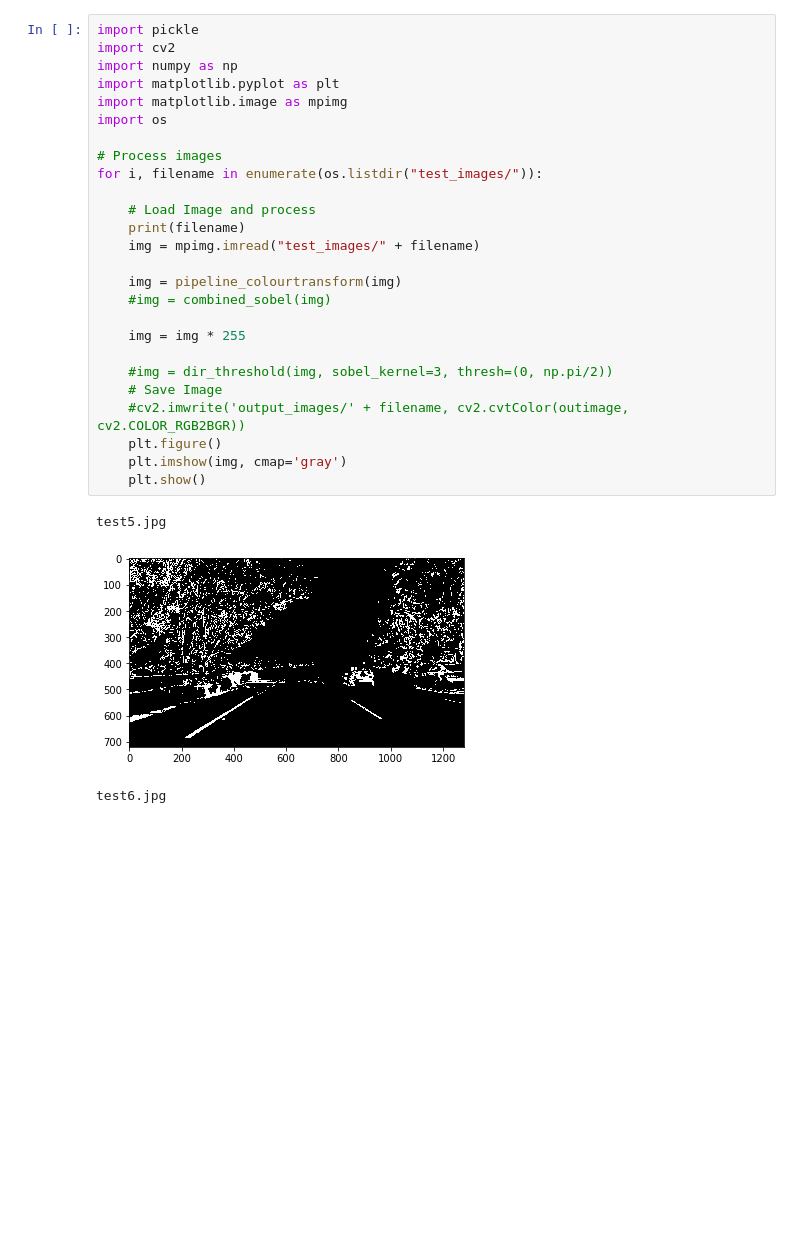
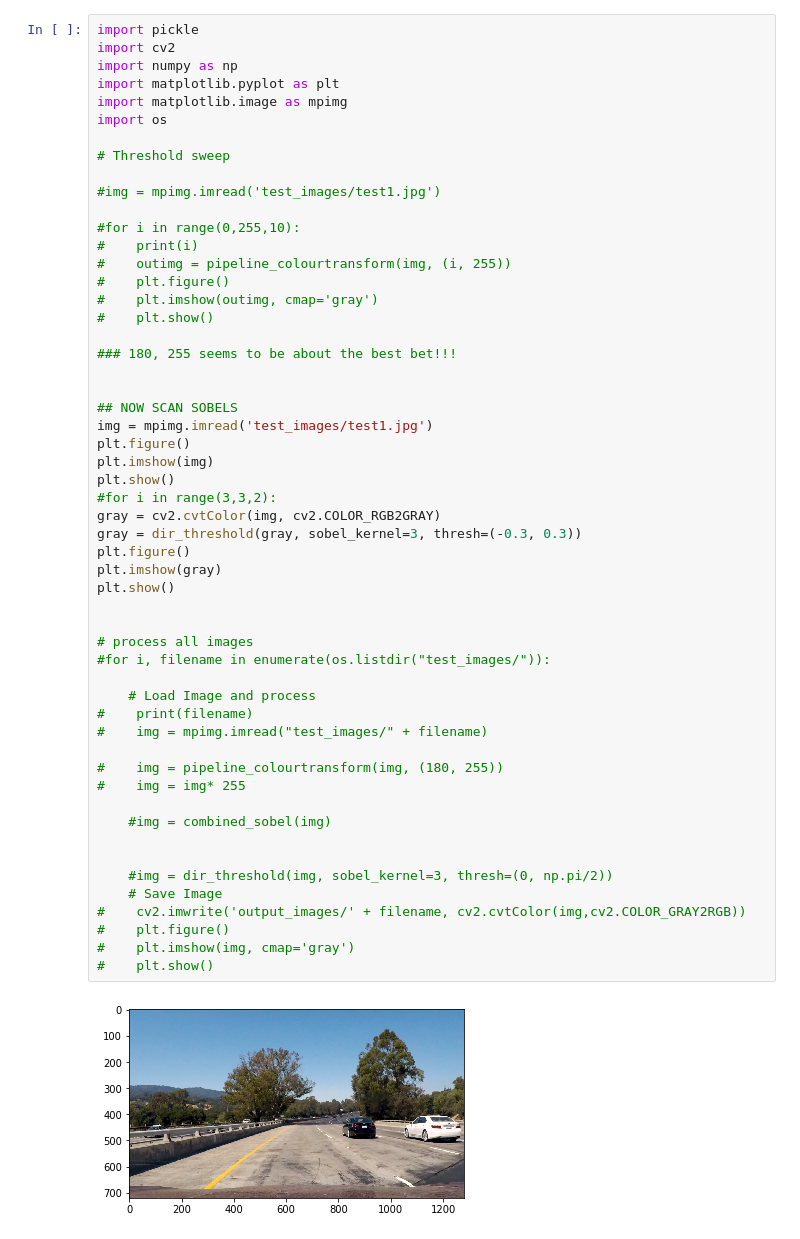
Before and after one commit to mikec-w/Udacity-CarND-Advanced-Lane-Lines, a Jupyter notebook: ImageProcessingTesting.ipynb, the cells around one changed output. Drawn from its saved outputs; the diff is of its cells as text; blank space fills up the shorter version.

```diff
--- a/ImageProcessingTesting.ipynb
+++ b/ImageProcessingTesting.ipynb
@@ -1,30 +1,56 @@
 # %%
 import pickle
 import cv2
 import numpy as np
 import matplotlib.pyplot as plt
 import matplotlib.image as mpimg
 import os
 
-# Process images
-for i, filename in enumerate(os.listdir("test_images/")):
+# Threshold sweep
+
+#img = mpimg.imread('test_images/test1.jpg')
+
+#for i in range(0,255,10):
+#    print(i)
+#    outimg = pipeline_colourtransform(img, (i, 255))
+#    plt.figure()
+#    plt.imshow(outimg, cmap='gray')
+#    plt.show()
+
+### 180, 255 seems to be about the best bet!!!
+
+
+## NOW SCAN SOBELS
+img = mpimg.imread('test_images/test1.jpg')
+plt.figure()
+plt.imshow(img)
+plt.show()
+#for i in range(3,3,2):
+gray = cv2.cvtColor(img, cv2.COLOR_RGB2GRAY)
+gray = dir_threshold(gray, sobel_kernel=3, thresh=(-0.3, 0.3))
+plt.figure()
+plt.imshow(gray)
+plt.show()
+
+
+# process all images
+#for i, filename in enumerate(os.listdir("test_images/")):
 
     # Load Image and process
-    print(filename)
-    img = mpimg.imread("test_images/" + filename)
+#    print(filename)
+#    img = mpimg.imread("test_images/" + filename)
 
-    img = pipeline_colourtransform(img)
+#    img = pipeline_colourtransform(img, (180, 255))
+#    img = img* 255
+
     #img = combined_sobel(img)
 
-    img = img * 255
 
     #img = dir_threshold(img, sobel_kernel=3, thresh=(0, np.pi/2))
     # Save Image
-    #cv2.imwrite('output_images/' + filename, cv2.cvtColor(outimage, cv2.COLOR_RGB2BGR))
-    plt.figure()
-    plt.imshow(img, cmap='gray')
-    plt.show()
+#    cv2.imwrite('output_images/' + filename, cv2.cvtColor(img,cv2.COLOR_GRAY2RGB))
+#    plt.figure()
+#    plt.imshow(img, cmap='gray')
+#    plt.show()
 # %% [output]
-test5.jpg
-[figure, old version]
+[figure, new version]
-test6.jpg
```
Also changed, not shown: parts of 3 cells of this notebook, 2 other files.
